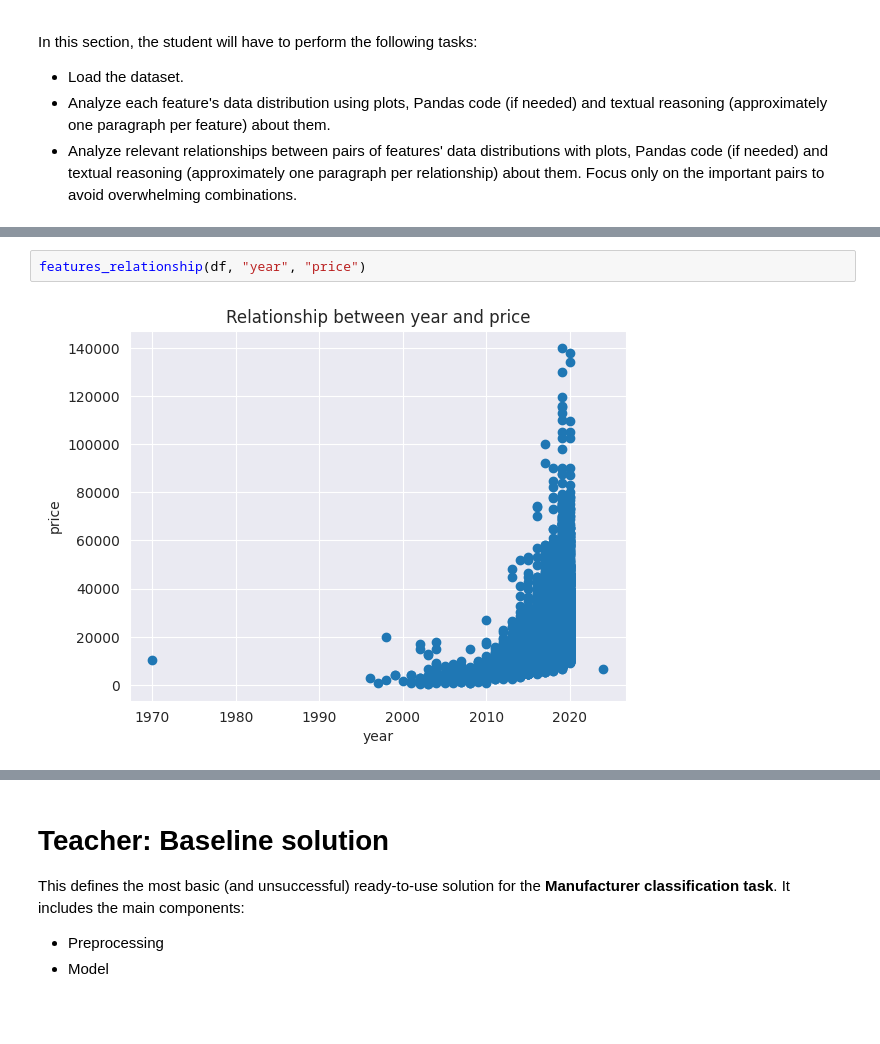
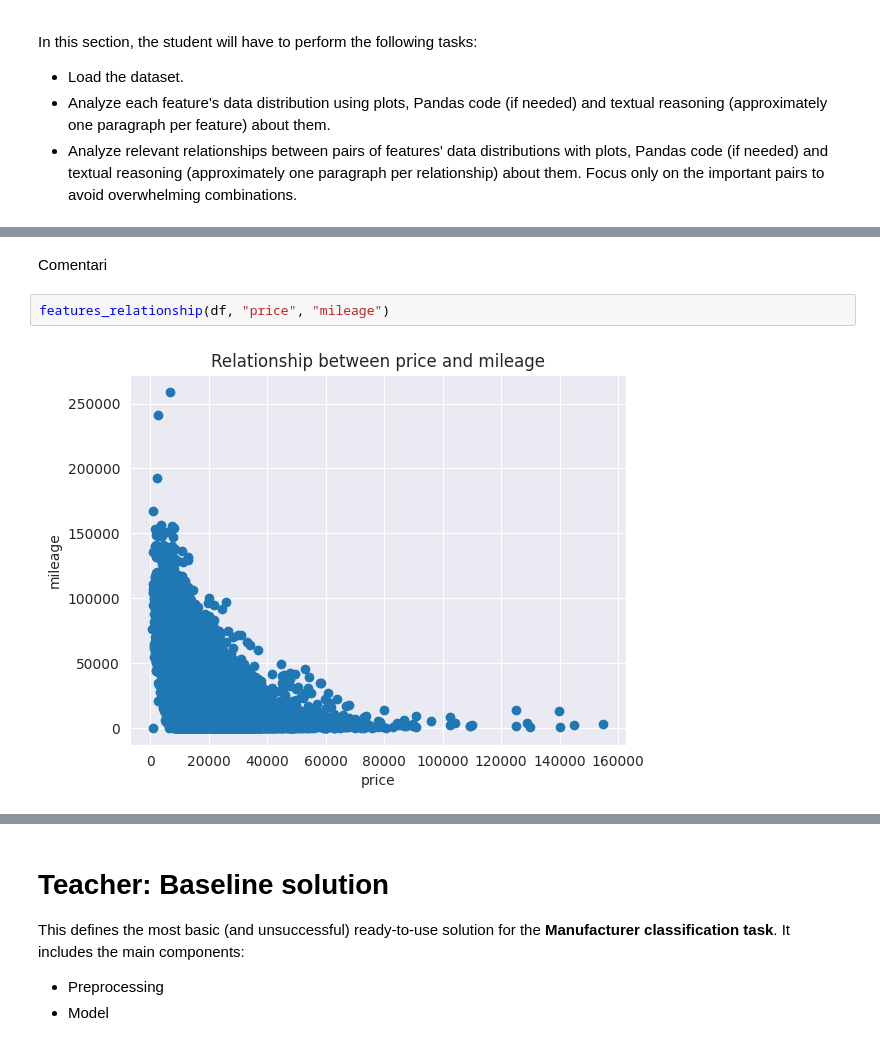
Before and after one commit to Gpascual11/P3_Gerard_Pascual, a Jupyter notebook: P3_NeuralNetworks.ipynb, the cells around one changed output, grey strips where cells are left out. Drawn from its saved outputs; the diff is of its cells as text; blank space fills up the shorter version.

```diff
--- a/P3_NeuralNetworks.ipynb
+++ b/P3_NeuralNetworks.ipynb
@@ -382,4 +403,6 @@ Stats of year: Min=1970 | Max=2024 | Mean=2017.0505158015392 | Std=2.15444963554
+# %% [markdown]
+Comentari
 # %%
-features_relationship(df, "year", "price")
+features_relationship(df, "price", "mileage")
 # %% [output]
-[figure, old version]
+[figure, new version]
```
Also changed, not shown: parts of 28 cells of this notebook.
